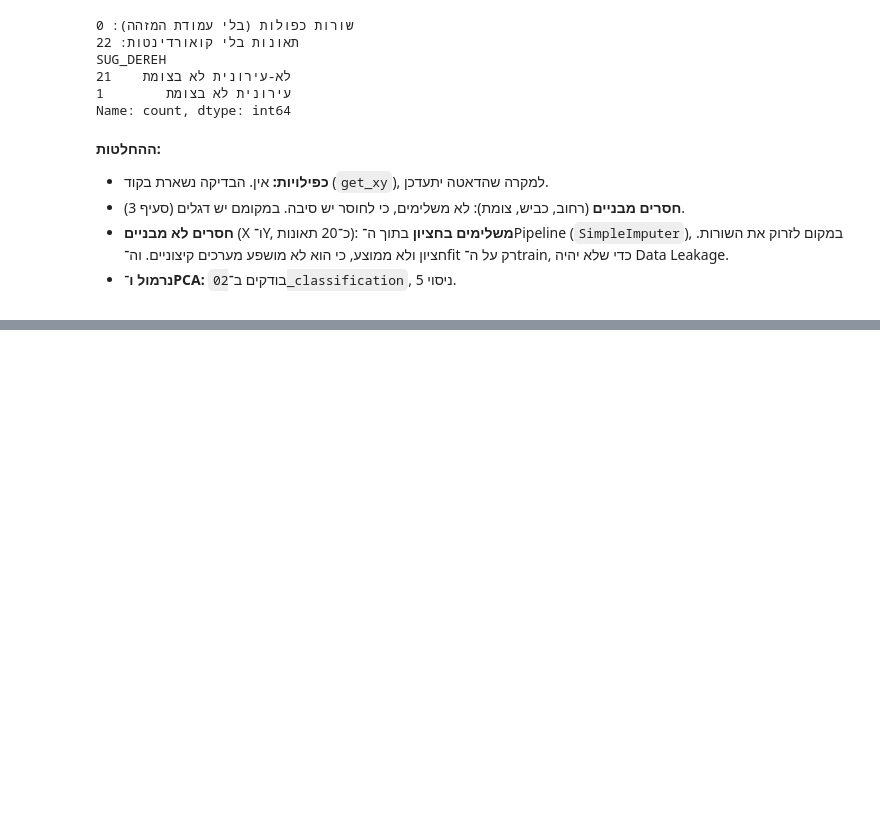
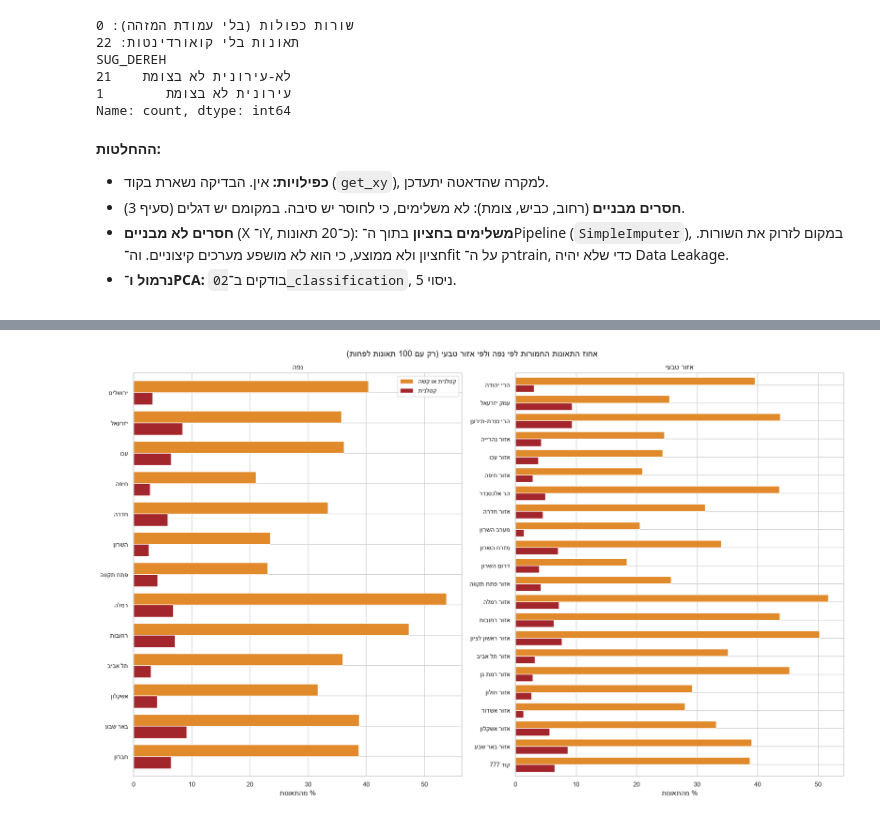
Before and after one commit to Maya171201/road-accidents-severity, a Jupyter notebook: notebooks/01_eda.ipynb, the cells around one changed output, grey strips where cells are left out. Drawn from its saved outputs; the diff is of its cells as text; code cells hidden in the pictures; blank space fills up the shorter version.

```diff
--- a/notebooks/01_eda.ipynb
+++ b/notebooks/01_eda.ipynb
@@ -338,0 +545,11 @@ Name: count, dtype: int64
+# %%
+### CODE BY CLAUDE ###
+fig, axes = plt.subplots(1, 2, figsize=(18, 11))
+severity_by("NAFA", axes[0], min_count=100)
+severity_by("EZOR_TIVI", axes[1], min_count=100)
+axes[0].legend(["קטלנית או קשה", "קטלנית"])
+fig.suptitle("אחוז התאונות החמורות לפי נפה ולפי אזור טבעי (רק עם 100 תאונות לפחות)")
+plt.tight_layout(); plt.savefig(FIGURES / "07_severity_by_region.png", dpi=150); plt.show()
+####
+# %% [output]
+[figure, added]
```
Also changed, not shown: parts of 18 cells of this notebook, 15 other files.
